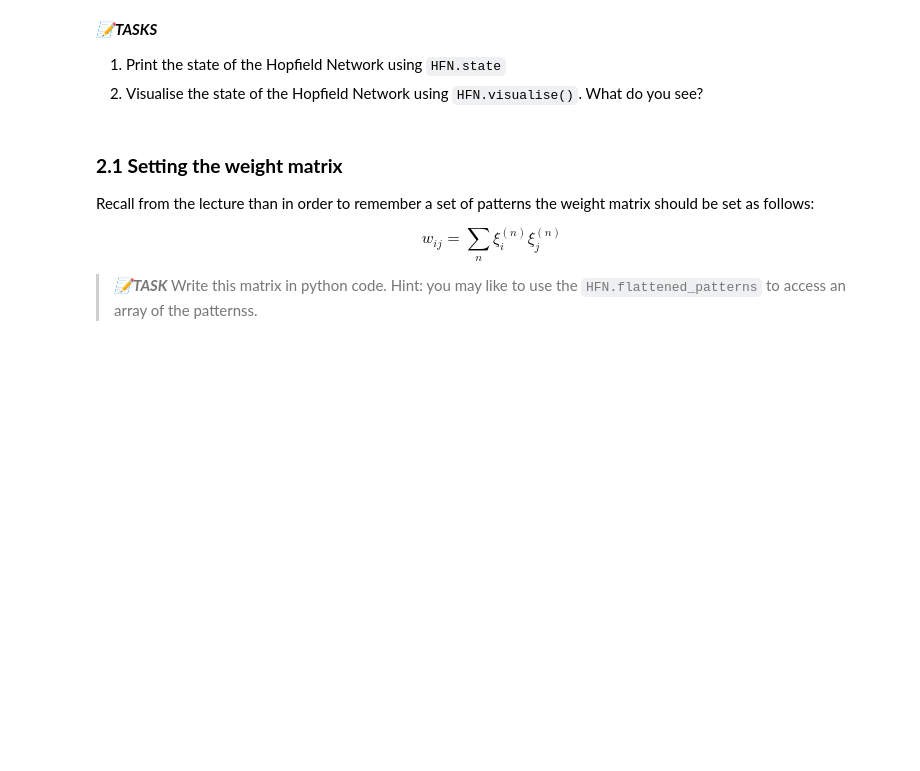
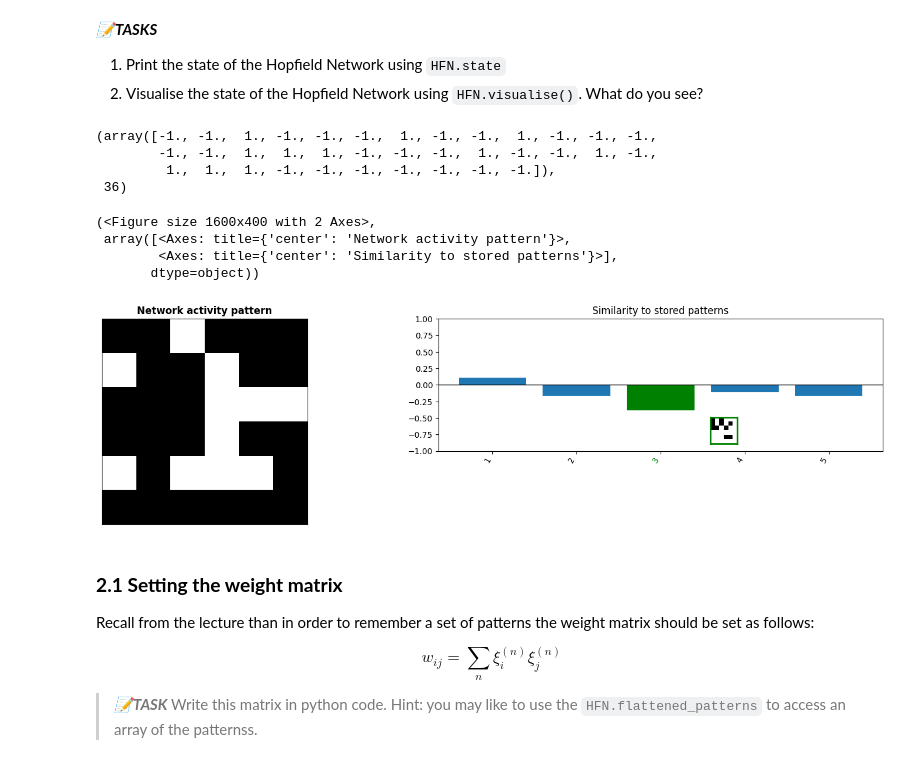
Before and after one commit to kkipngenokoech/TReND-CaMinA-Zambia, a Jupyter notebook: hopfield_networks.ipynb, the cells around one changed output. Drawn from its saved outputs; the diff is of its cells as text; code cells hidden in the pictures; blank space fills up the shorter version.

```diff
--- a/hopfield_networks.ipynb
+++ b/hopfield_networks.ipynb
@@ -125,7 +186,7 @@ class HopfieldNetwork(BaseHopfieldNetwork):
 
         """Initialises the Hopfield network with a set of patterns.
         Args:
-            • patterns: a dictionary containing the patterns to be stored in the network labelled by their names.
+            • patterns: a dictionary containing the p']atterns to be stored in the network labelled by their names.
             Patterns can be any shape, they will be flattened into vectors during initialisation.
 
         The rest of the code has already been written for us!"""
@@ -139,6 +200,20 @@ HFN = HopfieldNetwork(random_patterns)
 2. Visualise the state of the Hopfield Network using `HFN.visualise()`. What do you see?
 # %%
 # Your code goes here
+HFN.state, len(HFN.state)
+# %% [output]
+(array([-1., -1.,  1., -1., -1., -1.,  1., -1., -1.,  1., -1., -1., -1.,
+        -1., -1.,  1.,  1.,  1., -1., -1., -1.,  1., -1., -1.,  1., -1.,
+         1.,  1.,  1., -1., -1., -1., -1., -1., -1., -1.]),
+ 36)
+# %%
+HFN.visualise()
+# %% [output]
+(<Figure size 1600x400 with 2 Axes>,
+ array([<Axes: title={'center': 'Network activity pattern'}>,
+        <Axes: title={'center': 'Similarity to stored patterns'}>],
+       dtype=object))
+[figure, added]
 # %% [markdown]
 ### **2.1 Setting the weight matrix** <a name="weights"></a>
 
```
Also changed, not shown: parts of 15 cells of this notebook.
